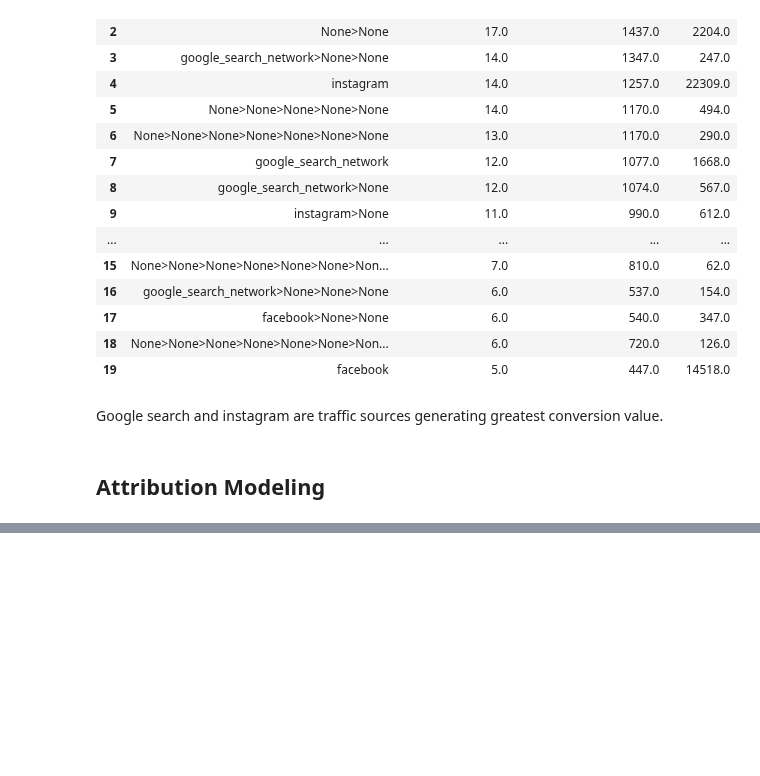
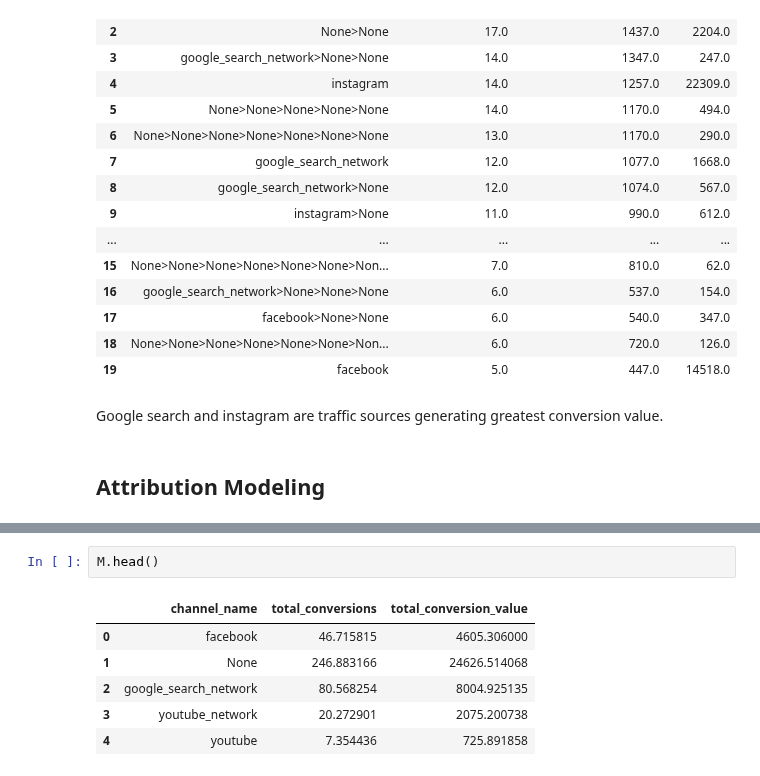
Before and after one commit to mindyng/2023-Business-Projects, a Jupyter notebook: masterclass-user-behavior-analysis-v2.ipynb, the cells around one changed output, grey strips where cells are left out. Cells and saved outputs as stored; diff of their text form; blank space fills up the shorter version.

```diff
--- a/masterclass-user-behavior-analysis-v2.ipynb
+++ b/masterclass-user-behavior-analysis-v2.ipynb
@@ -2166,0 +2189,9 @@ Google search and instagram are traffic sources generating greatest conversion v
+# %%
+M.head()
+# %% [output]
+|  | channel_name | total_conversions | total_conversion_value |
+| 0 | facebook | 46.715815 | 4605.306000 |
+| 1 | None | 246.883166 | 24626.514068 |
+| 2 | google_search_network | 80.568254 | 8004.925135 |
+| 3 | youtube_network | 20.272901 | 2075.200738 |
+| 4 | youtube | 7.354436 | 725.891858 |
```
Also changed, not shown: parts of 17 cells of this notebook.
